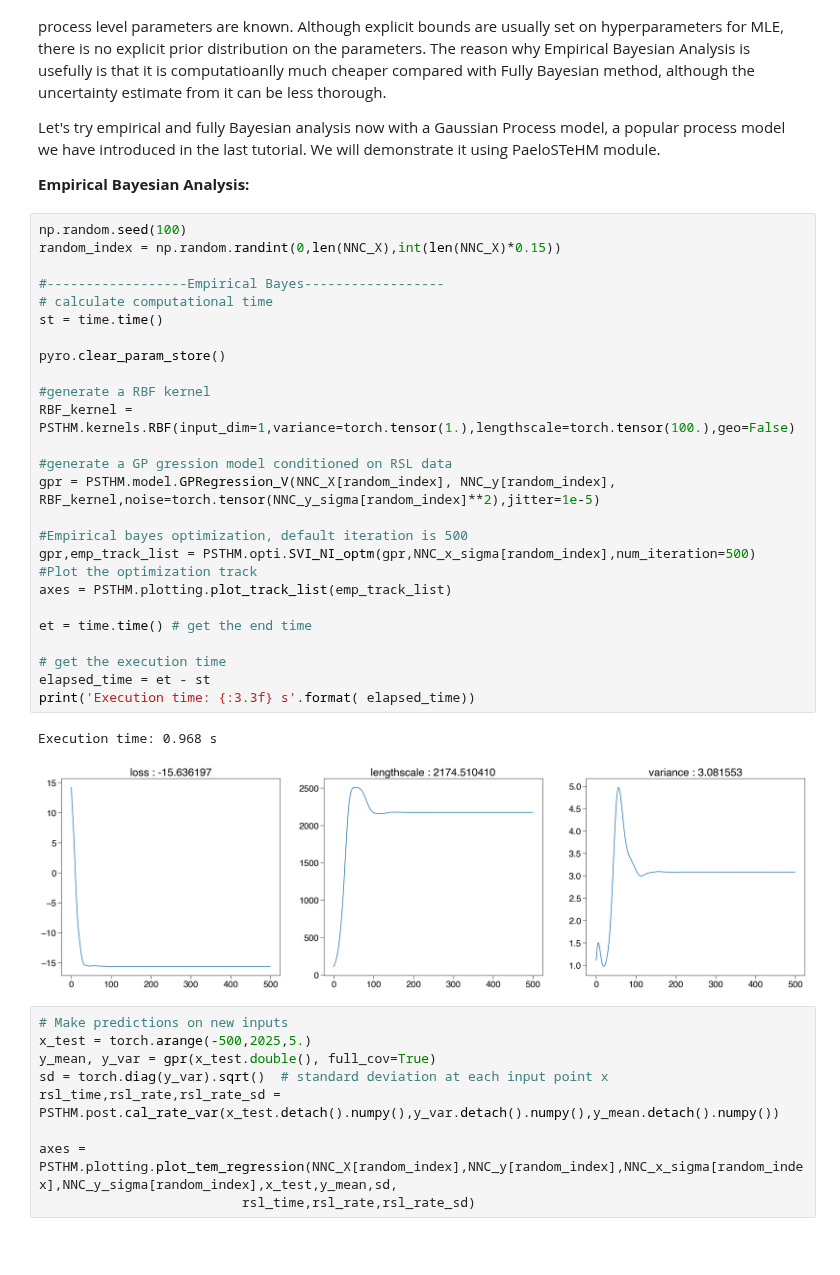
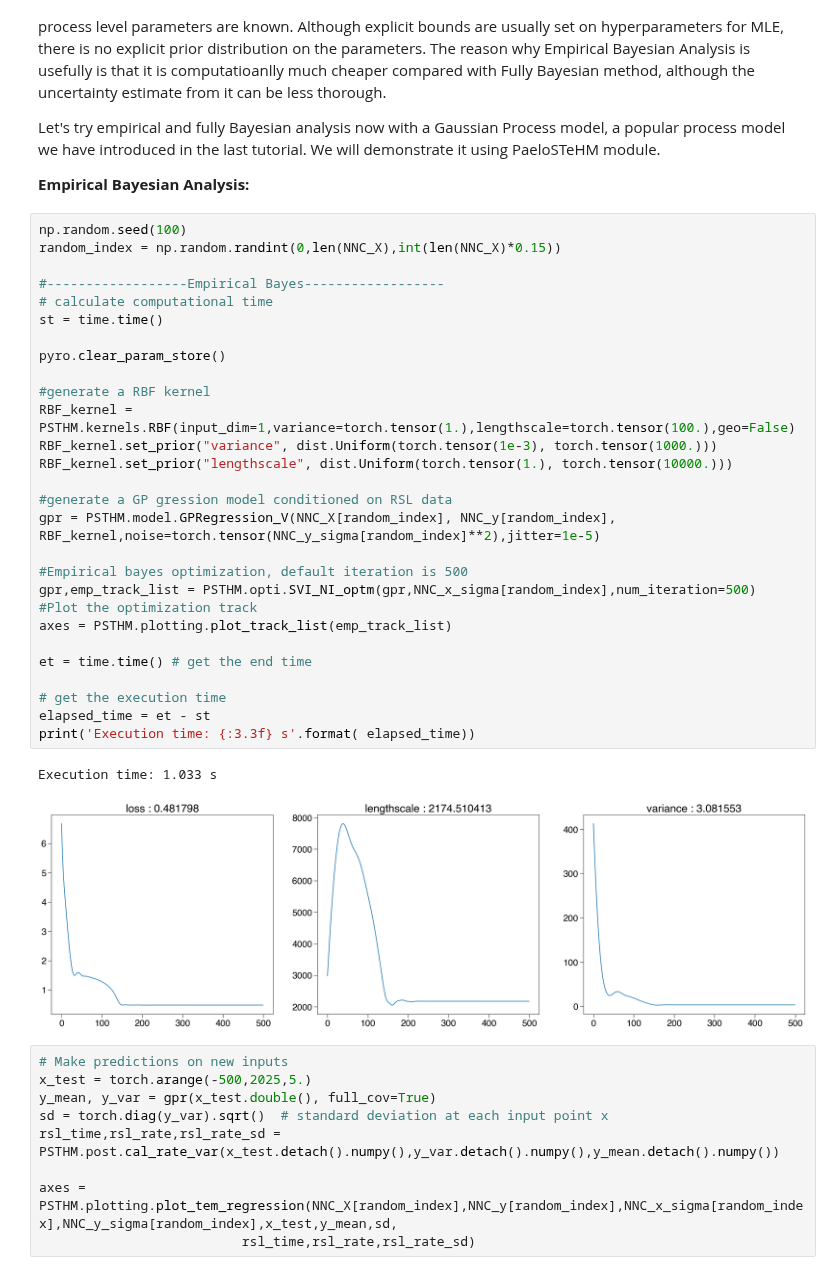
Before and after one commit to radical-collaboration/PaleoSTeHM, a Jupyter notebook: Tutorials/1.Introduction/3.Analysis_Choice.ipynb, the cells around one changed output. Cells and saved outputs as stored; diff of their text form; blank space fills up the shorter version.

```diff
--- a/Tutorials/1.Introduction/3.Analysis_Choice.ipynb
+++ b/Tutorials/1.Introduction/3.Analysis_Choice.ipynb
@@ -428,32 +428,34 @@ Let's try empirical and fully Bayesian analysis now with a Gaussian Process mode
 # %%
 np.random.seed(100)
 random_index = np.random.randint(0,len(NNC_X),int(len(NNC_X)*0.15))
 
 #------------------Empirical Bayes------------------
 # calculate computational time
 st = time.time()
 
 pyro.clear_param_store()
 
 #generate a RBF kernel
 RBF_kernel = PSTHM.kernels.RBF(input_dim=1,variance=torch.tensor(1.),lengthscale=torch.tensor(100.),geo=False)
+RBF_kernel.set_prior("variance", dist.Uniform(torch.tensor(1e-3), torch.tensor(1000.)))
+RBF_kernel.set_prior("lengthscale", dist.Uniform(torch.tensor(1.), torch.tensor(10000.)))
 
 #generate a GP gression model conditioned on RSL data
 gpr = PSTHM.model.GPRegression_V(NNC_X[random_index], NNC_y[random_index], RBF_kernel,noise=torch.tensor(NNC_y_sigma[random_index]**2),jitter=1e-5)
 
 #Empirical bayes optimization, default iteration is 500
 gpr,emp_track_list = PSTHM.opti.SVI_NI_optm(gpr,NNC_x_sigma[random_index],num_iteration=500)
 #Plot the optimization track
 axes = PSTHM.plotting.plot_track_list(emp_track_list)
 
 et = time.time() # get the end time
 
 # get the execution time
 elapsed_time = et - st
 print('Execution time: {:3.3f} s'.format( elapsed_time))
 # %% [output]
-Execution time: 0.968 s
+Execution time: 1.033 s
-[figure, old version]
+[figure, new version]
 # %%
 # Make predictions on new inputs
 x_test = torch.arange(-500,2025,5.)
```
Also changed, not shown: parts of 5 cells of this notebook, 7 other files.
